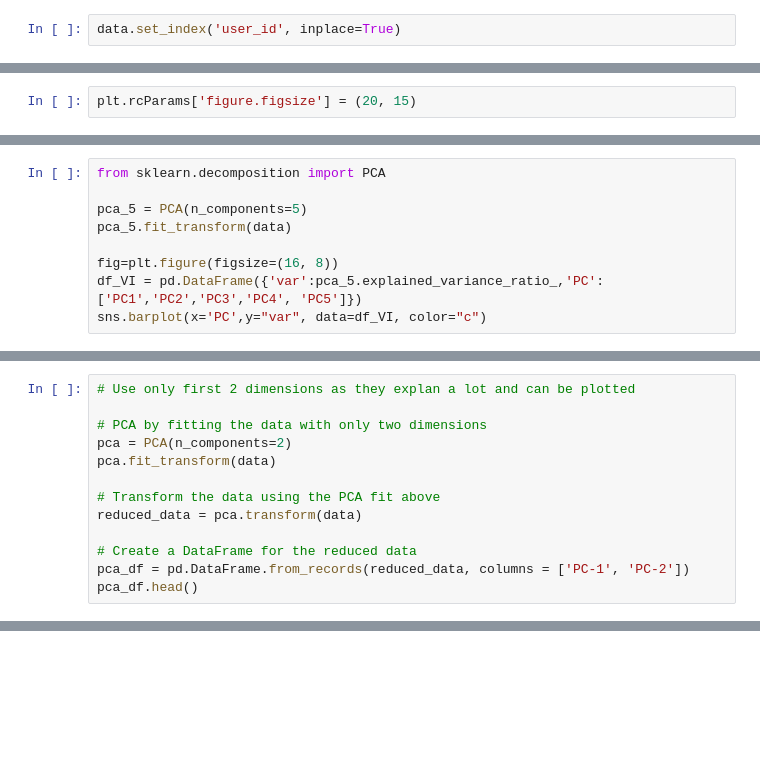
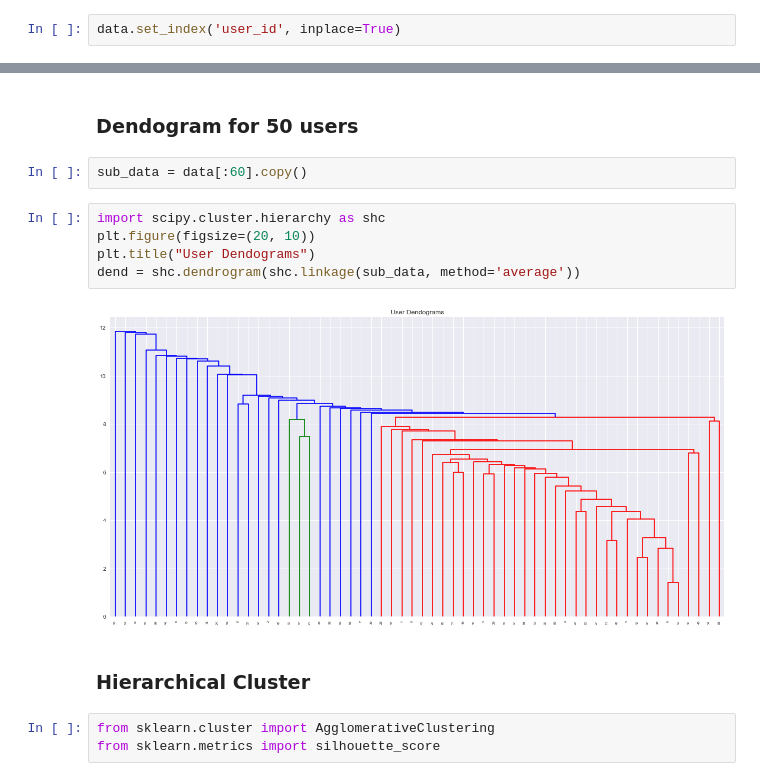
Before and after one commit to waficf/Kaggle_Competitions, a Jupyter notebook: project_1.ipynb, the cells around one changed output, grey strips where cells are left out. Saved outputs shown, nothing was run; the diff lists cells and outputs as text; blank space fills up the shorter version.

Commit message:
K_Mode_Clustering

```diff
--- a/project_1.ipynb
+++ b/project_1.ipynb
@@ -100,2 +75,0 @@ linkage_matrix = np.column_stack([children, distance, no_of_observations]).astyp
-# %%
-plt.rcParams['figure.figsize'] = (20, 15)
@@ -164,9 +75,0 @@ array([5.8656481 , 2.37813153, 2.02814209, 1.26961834, 0.69171739])
-# %%
-from sklearn.decomposition import PCA
-
-pca_5 = PCA(n_components=5)
-pca_5.fit_transform(data)
-
-fig=plt.figure(figsize=(16, 8))
-df_VI = pd.DataFrame({'var':pca_5.explained_variance_ratio_,'PC':['PC1','PC2','PC3','PC4', 'PC5']})
-sns.barplot(x='PC',y="var", data=df_VI, color="c")
@@ -183,13 +75,0 @@ first principal component has the largest possible variance (that is, accounts f
-# %%
-# Use only first 2 dimensions as they explan a lot and can be plotted
-
-# PCA by fitting the data with only two dimensions
-pca = PCA(n_components=2)
-pca.fit_transform(data)
-
-# Transform the data using the PCA fit above
-reduced_data = pca.transform(data)
-
-# Create a DataFrame for the reduced data
-pca_df = pd.DataFrame.from_records(reduced_data, columns = ['PC-1', 'PC-2'])
-pca_df.head()
@@ -206,0 +84,16 @@ pca_df.shape
+# %% [markdown]
+### Dendogram for 50 users
+# %%
+sub_data = data[:60].copy()
+# %%
+import scipy.cluster.hierarchy as shc
+plt.figure(figsize=(20, 10))
+plt.title("User Dendograms")
+dend = shc.dendrogram(shc.linkage(sub_data, method='average'))
+# %% [output]
+[figure, added]
+# %% [markdown]
+### Hierarchical Cluster
+# %%
+from sklearn.cluster import AgglomerativeClustering
+from sklearn.metrics import silhouette_score
```
Also changed, not shown: parts of 47 cells of this notebook, 1 other file.
